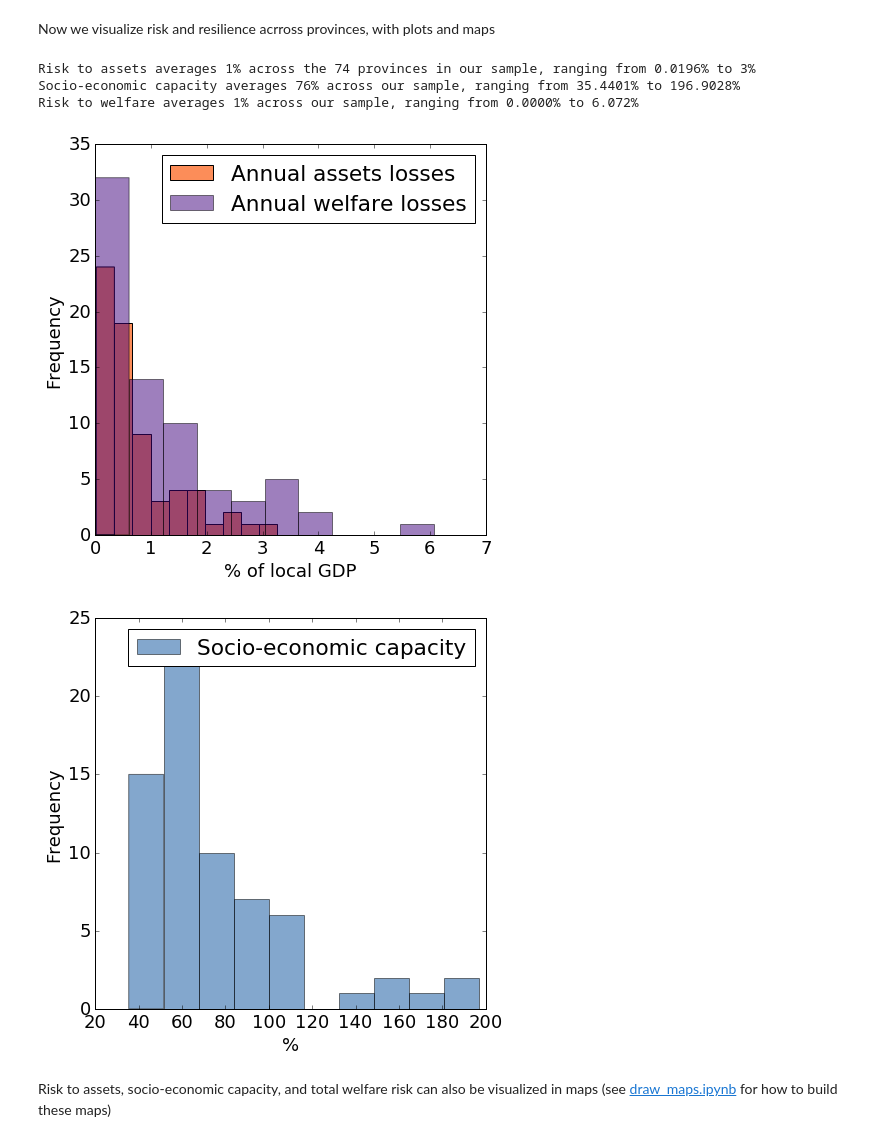
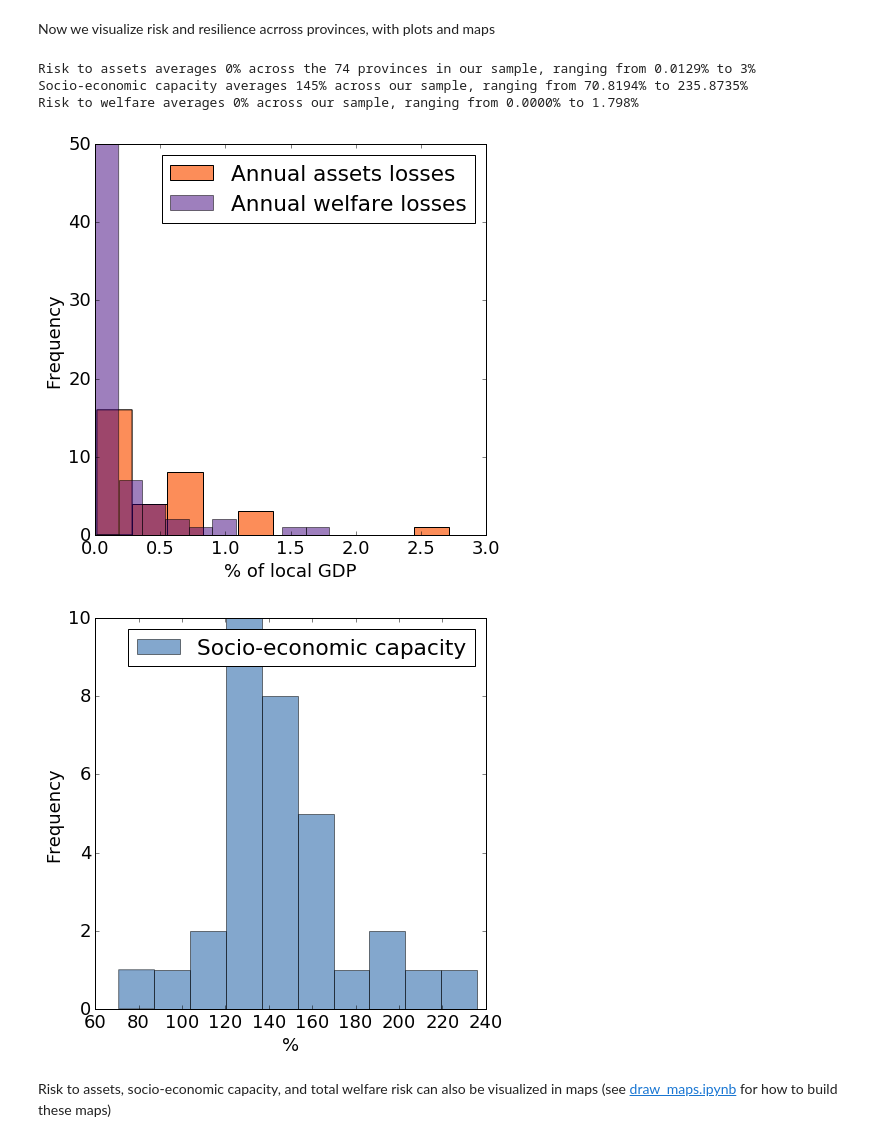
Before and after one commit to adrivsh/resilience_indicator_phl, a Jupyter notebook: socio_economic_capacity_demo.ipynb, the cells around one changed output. Drawn from its saved outputs; the diff is of its cells as text; code cells hidden in the pictures.

```diff
--- a/socio_economic_capacity_demo.ipynb
+++ b/socio_economic_capacity_demo.ipynb
@@ -234,38 +185,38 @@ data.head().T #displays the first few provinces, transposed for ease of reading.
 # %% [markdown]
 Now we visualize risk and resilience acrross provinces, with plots and maps
 # %%
-df_with_results=compute_resiliences(df.dropna(), **options)
+df_with_results=compute_resiliences(df.dropna())
 
 a=df_with_results["risk_to_assets"];
 a.min()*100,a.mean()*100,a.max()*100
 print("Risk to assets averages {mean:.0%} across the {nb:.0f} provinces in our sample, ranging from {min:.4%} to {max:.0%}".format(
     min=a.min(), nb=a.shape[0],mean=a.mean(),max=a.max()))
 ax=(100*a).plot.hist(figsize=(7,7), color="#fc8d59");
 
 a=df_with_results["resilience"];
 a.min()*100,a.mean()*100,a.max()*100
 print("Socio-economic capacity averages {mean:.0%} across our sample, ranging from {min:.4%} to {max:.4%}".format(
     min=a.min(),mean=a.mean(),max=a.max()))
 plt.figure(figsize=(7,7))
 ax2=(100*a).plot.hist(alpha=0.5, color="#08519c");
 ax2.legend(["Socio-economic capacity"])
 ax2.set_xlabel('%');
 
 
 a=df_with_results["risk"];
 a.min()*100,a.mean()*100,a.max()*100
 print("Risk to welfare averages {mean:.0%} across our sample, ranging from {min:.4%} to {max:.3%}".format(
     min=a.min(),mean=a.mean(),max=a.max()))
 (100*a).plot.hist(alpha=0.5, ax=ax, color="#3f007d");
 
 ax.legend(["Annual assets losses","Annual welfare losses"])
 ax.set_xlabel('% of local GDP');
 # %% [output]
-Risk to assets averages 1% across the 74 provinces in our sample, ranging from 0.0196% to 3%
-Socio-economic capacity averages 76% across our sample, ranging from 35.4401% to 196.9028%
-Risk to welfare averages 1% across our sample, ranging from 0.0000% to 6.072%
+Risk to assets averages 0% across the 74 provinces in our sample, ranging from 0.0129% to 3%
+Socio-economic capacity averages 145% across our sample, ranging from 70.8194% to 235.8735%
+Risk to welfare averages 0% across our sample, ranging from 0.0000% to 1.798%
-[figure, old version]
+[figure, new version]
-[figure, old version]
+[figure, new version]
 # %% [markdown]
 Risk to assets, socio-economic capacity, and total welfare risk can also be visualized in maps (see [draw_maps.ipynb](draw_maps.ipynb) for how to build these maps)
 # %% [markdown]
```
Also changed, not shown: parts of 22 cells of this notebook, 8 other files.
